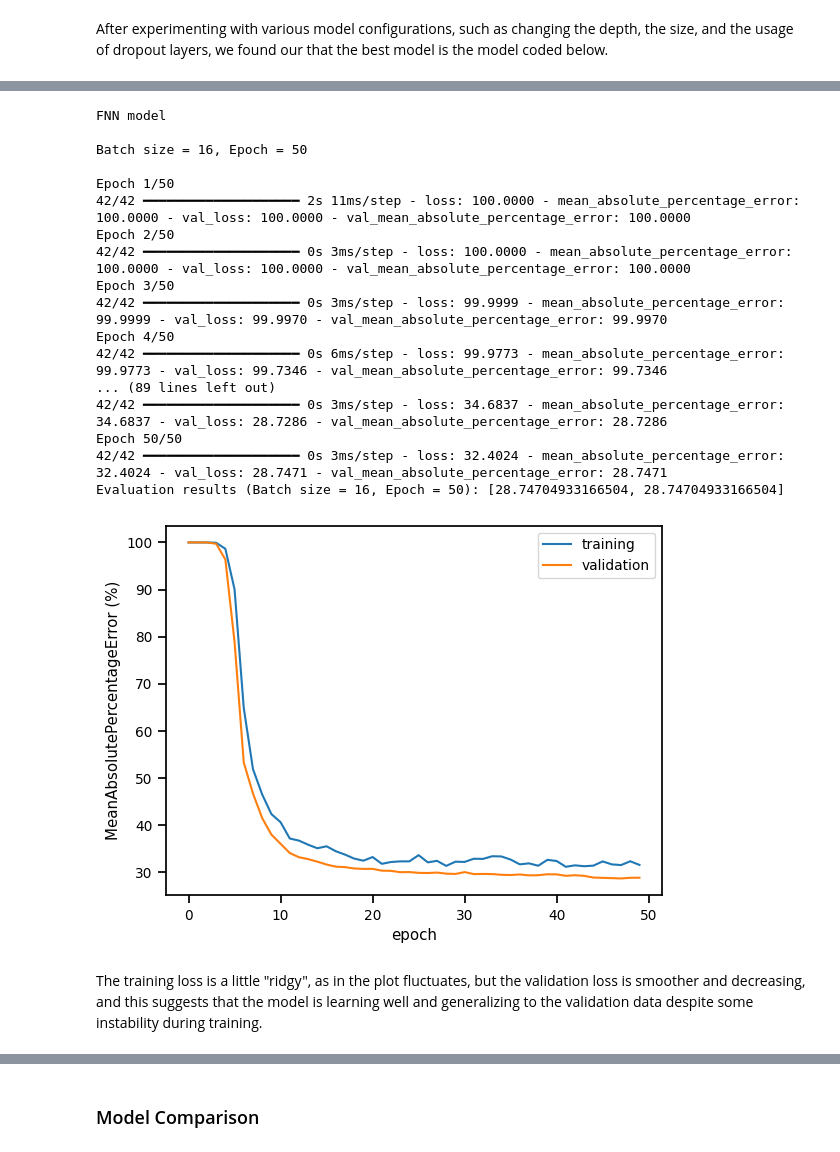
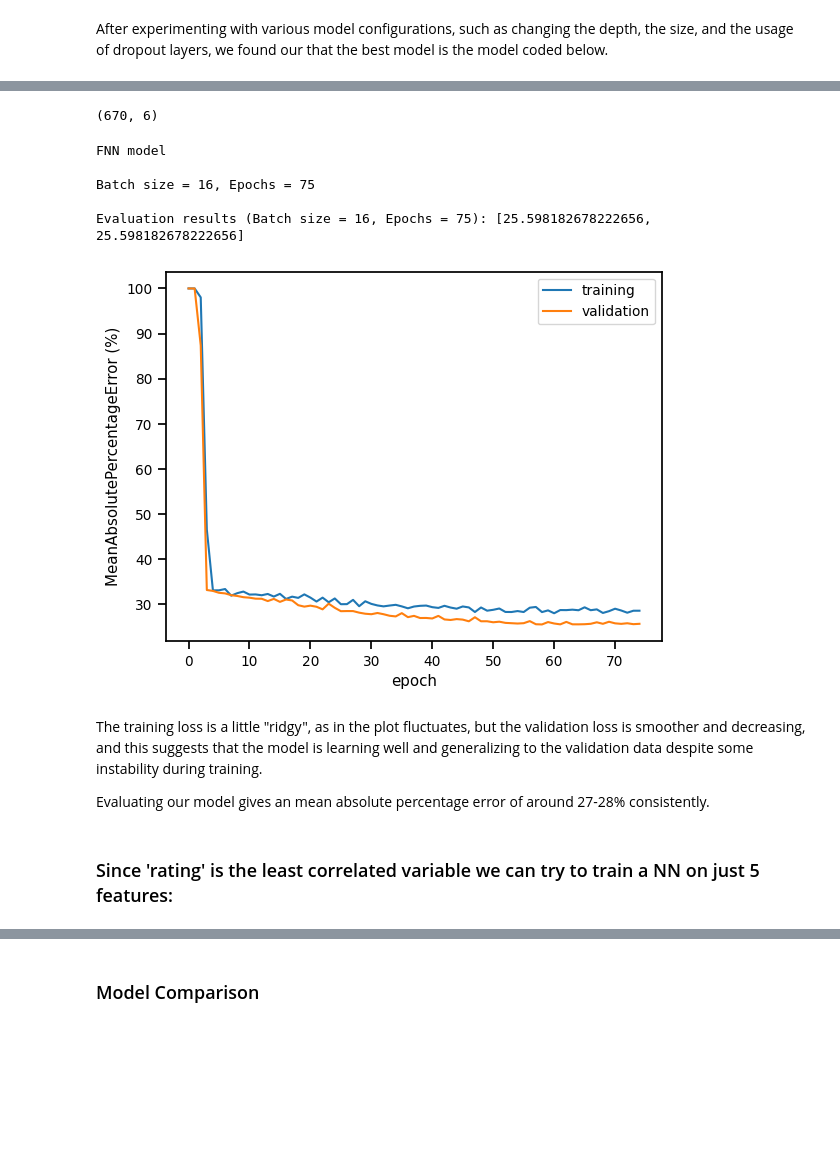
Before and after one commit to rhoyaki/PIC-16B-Final-Project, a Jupyter notebook: Movie Dataframe.ipynb, the cells around one changed output, grey strips where cells are left out. Saved outputs shown, nothing was run; the diff lists cells and outputs as text; code cells hidden in the pictures; blank space fills up the shorter version.

```diff
--- a/Movie Dataframe.ipynb
+++ b/Movie Dataframe.ipynb
@@ -429,22 +478,17 @@ def construct_fnn(input_shape, output_shape):
     the constructed model
     '''
     FNN_model = tf.keras.models.Sequential([
-    layers.Dense(20, input_shape = (input_shape,), activation='relu', kernel_initializer='he_normal'),
-    layers.Dense(20, activation='relu', kernel_initializer='he_normal'),
-    layers.Dense(15, activation='relu', kernel_initializer='he_normal'),
-    layers.Dropout(0.3),
-    layers.Dense(10, activation='relu', kernel_initializer='he_normal'),
+    layers.Dense(64, input_shape = (input_shape,), activation='relu', kernel_initializer='he_normal'),
+    layers.Dense(128, activation='relu', kernel_initializer='he_normal'),
+    layers.Dropout(0.1),
+    layers.Dense(128, activation='relu', kernel_initializer='he_normal'),
+    layers.Dense(64, activation='relu', kernel_initializer='he_normal'),
+
+    layers.Dropout(0.2),
+    layers.Dense(64, activation='relu', kernel_initializer='he_normal'),
+    layers.Dense(32, activation='relu', kernel_initializer='he_normal'),
     layers.Dense(output_shape)
     ],
     name = "FNN_Model",
     )
     return FNN_model
-
-
-#input shape is 12 because 12 features
-input_shape = 12
-#output shape is 1 because of one label
-output_shape = 1
-#call the function
-FNN_model = construct_fnn(input_shape, output_shape)
-FNN_model.summary()
@@ -493,7 +517,7 @@ def train_model(model, training_samples, test_samples, batch_size, epochs):
     test_labels = test_samples[1]
 
     adam = keras.optimizers.Adam(
-    learning_rate=0.01,
+    learning_rate=0.003,
     beta_1=0.9,
     beta_2=0.999,
     epsilon=1e-07,
@@ -513,40 +537,49 @@ def train_model(model, training_samples, test_samples, batch_size, epochs):
               metrics=[mape])
 
     # train the model and returns the test accuracy after each epoch
-    history = model.fit(X_train, y_train, epochs = epochs, batch_size = batch_size, validation_data = (X_test, y_test) )
+    history = model.fit(X_train, y_train, epochs = epochs, batch_size = batch_size, validation_data = (X_test, y_test), verbose = False)
     return history
+# %%
+X = scalar_df.drop("Lifetime Gross", axis = 1)
+y = df2["Lifetime Gross"]
+
+#training and testing set (no validation?)
+X_train, X_test, y_train, y_test = train_test_split(X, y, test_size = 0.2)
+
+X_train.shape
+# %% [output]
+(670, 6)
+# %%
+#input shape is 6 because 6 features
+input_shape = 6
+#output shape is 1 because of one label
+output_shape = 1
+#call the function
+FNN_model = construct_fnn(input_shape, output_shape)
 # %%
 # Train the model with different batch sizes and collect histories
 print('FNN model\n')
-print('Batch size = 16, Epoch = 50 \n')
-fnn_history_8 = train_model(FNN_model, (X_train, y_train), (X_test, y_test), 16, 50)
+print('Batch size = 16, Epochs = 75 \n')
+fnn_history_8 = train_model(FNN_model, (X_train, y_train), (X_test, y_test), 16, 75)
 
 # Evaluate the model, first value is loss, second value is MAPE
-print('Evaluation results (Batch size = 16, Epoch = 50):', FNN_model.evaluate(X_test, y_test, verbose=0))
+print('Evaluation results (Batch size = 16, Epochs = 75):', FNN_model.evaluate(X_test, y_test, verbose=0))
 
 plt.plot(fnn_history_8.history["loss"], label = "training")
 plt.plot(fnn_history_8.history["val_loss"], label = "validation")
 plt.gca().set(xlabel = "epoch", ylabel = "MeanAbsolutePercentageError (%)")
 plt.legend()
 plt.show()
 # %% [output]
 FNN model
 
-Batch size = 16, Epoch = 50
+Batch size = 16, Epochs = 75
 
-Epoch 1/50
-42/42 ━━━━━━━━━━━━━━━━━━━━ 2s 11ms/step - loss: 100.0000 - mean_absolute_percentage_error: 100.0000 - val_loss: 100.0000 - val_mean_absolute_percentage_error: 100.0000
-Epoch 2/50
-42/42 ━━━━━━━━━━━━━━━━━━━━ 0s 3ms/step - loss: 100.0000 - mean_absolute_percentage_error: 100.0000 - val_loss: 100.0000 - val_mean_absolute_percentage_error: 100.0000
-Epoch 3/50
-42/42 ━━━━━━━━━━━━━━━━━━━━ 0s 3ms/step - loss: 99.9999 - mean_absolute_percentage_error: 99.9999 - val_loss: 99.9970 - val_mean_absolute_percentage_error: 99.9970
-Epoch 4/50
-42/42 ━━━━━━━━━━━━━━━━━━━━ 0s 6ms/step - loss: 99.9773 - mean_absolute_percentage_error: 99.9773 - val_loss: 99.7346 - val_mean_absolute_percentage_error: 99.7346
-... (89 lines left out)
-42/42 ━━━━━━━━━━━━━━━━━━━━ 0s 3ms/step - loss: 34.6837 - mean_absolute_percentage_error: 34.6837 - val_loss: 28.7286 - val_mean_absolute_percentage_error: 28.7286
-Epoch 50/50
-42/42 ━━━━━━━━━━━━━━━━━━━━ 0s 3ms/step - loss: 32.4024 - mean_absolute_percentage_error: 32.4024 - val_loss: 28.7471 - val_mean_absolute_percentage_error: 28.7471
-Evaluation results (Batch size = 16, Epoch = 50): [28.74704933166504, 28.74704933166504]
+Evaluation results (Batch size = 16, Epochs = 75): [25.598182678222656, 25.598182678222656]
-[figure, old version]
+[figure, new version]
 # %% [markdown]
 The training loss is a little "ridgy", as in the plot fluctuates, but the validation loss is smoother and decreasing, and this suggests that the model is learning well and generalizing to the validation data despite some instability during training.
+
+Evaluating our model gives an mean absolute percentage error of around 27-28% consistently.
+# %% [markdown]
+### Since 'rating' is the least correlated variable we can try to train a NN on just 5 features:
```
Also changed, not shown: parts of 24 cells of this notebook.
